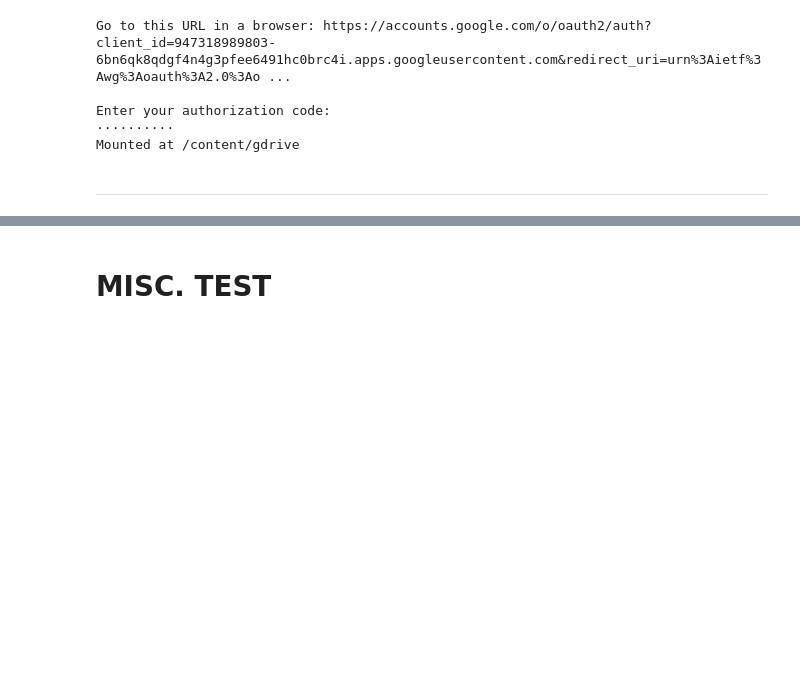
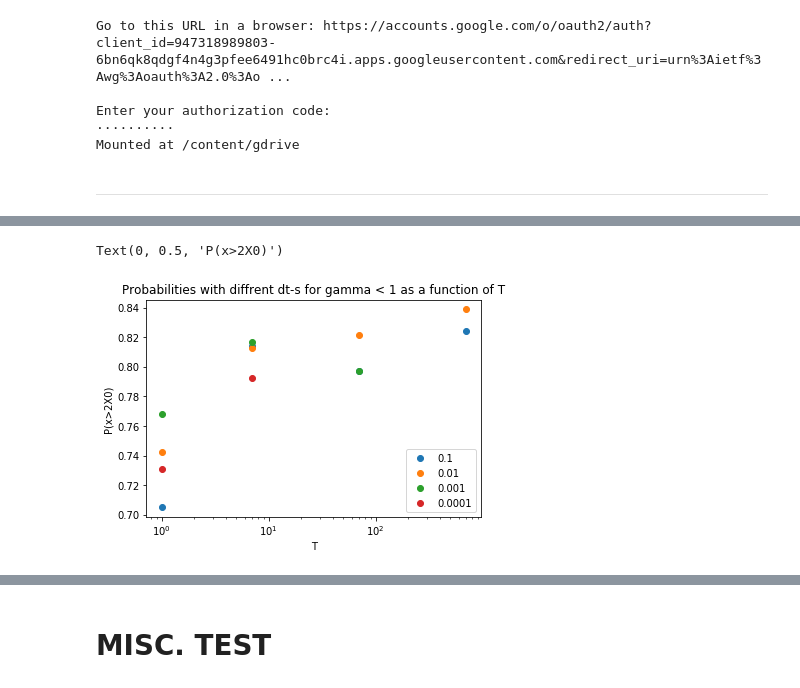
Before and after one commit to baskayj/Boundary-behavior-in-stochastic-differential-equations-used-in-Finance, a Jupyter notebook: Analyser.ipynb, the cells around one changed output, grey strips where cells are left out. Saved outputs shown, nothing was run; the diff lists cells and outputs as text; code cells hidden in the pictures; blank space fills up the shorter version.

```diff
--- a/Analyser.ipynb
+++ b/Analyser.ipynb
@@ -428,0 +162,24 @@ for j in range(0,np.shape(X)[0]):
+# %%
+X0 = 0.1
+gamma = 0.9
+
+for dt in [0.1,0.01,0.001,0.0001]:
+  sigma = np.sqrt((2*P.kappa*P.theta)/gamma)
+  t = []
+  p_t = []
+  for i in range(len(T)):
+    if T[i][1] == dt:
+      if T[i][0] == X0:
+        if T[i][5] == sigma:
+          t.append(T[i][2])
+          p_t.append(T[i][6])
+
+  plt.plot(t,p_t,"o")
+plt.xscale("log")
+plt.title("Probabilities with diffrent dt-s for gamma < 1 as a function of T")
+plt.legend((0.1,0.01,0.001,0.0001))
+plt.xlabel("T")
+plt.ylabel("P(x>2X0)")
+# %% [output]
+Text(0, 0.5, 'P(x>2X0)')
+[figure, added]
```
Also changed, not shown: parts of 44 cells of this notebook.
